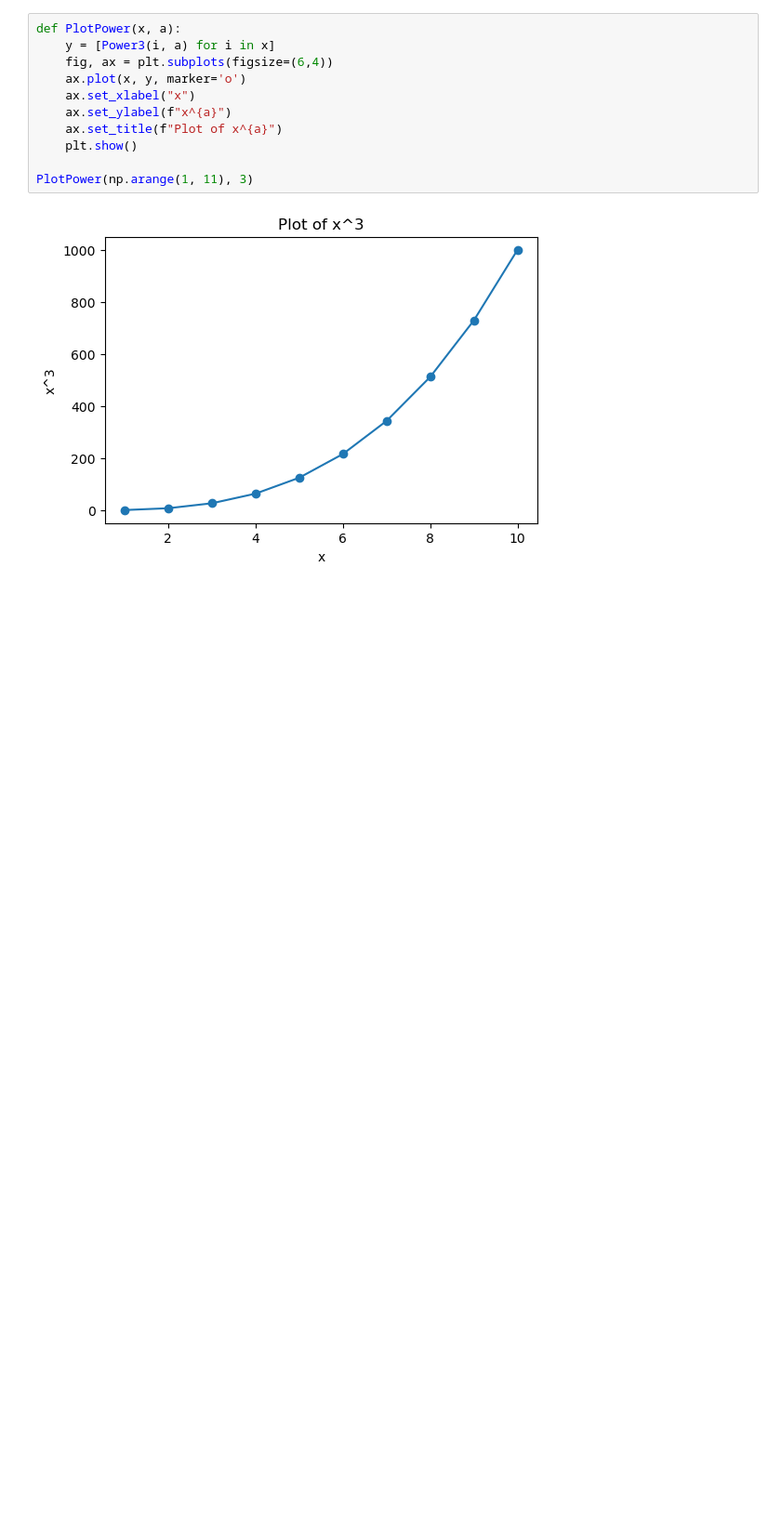
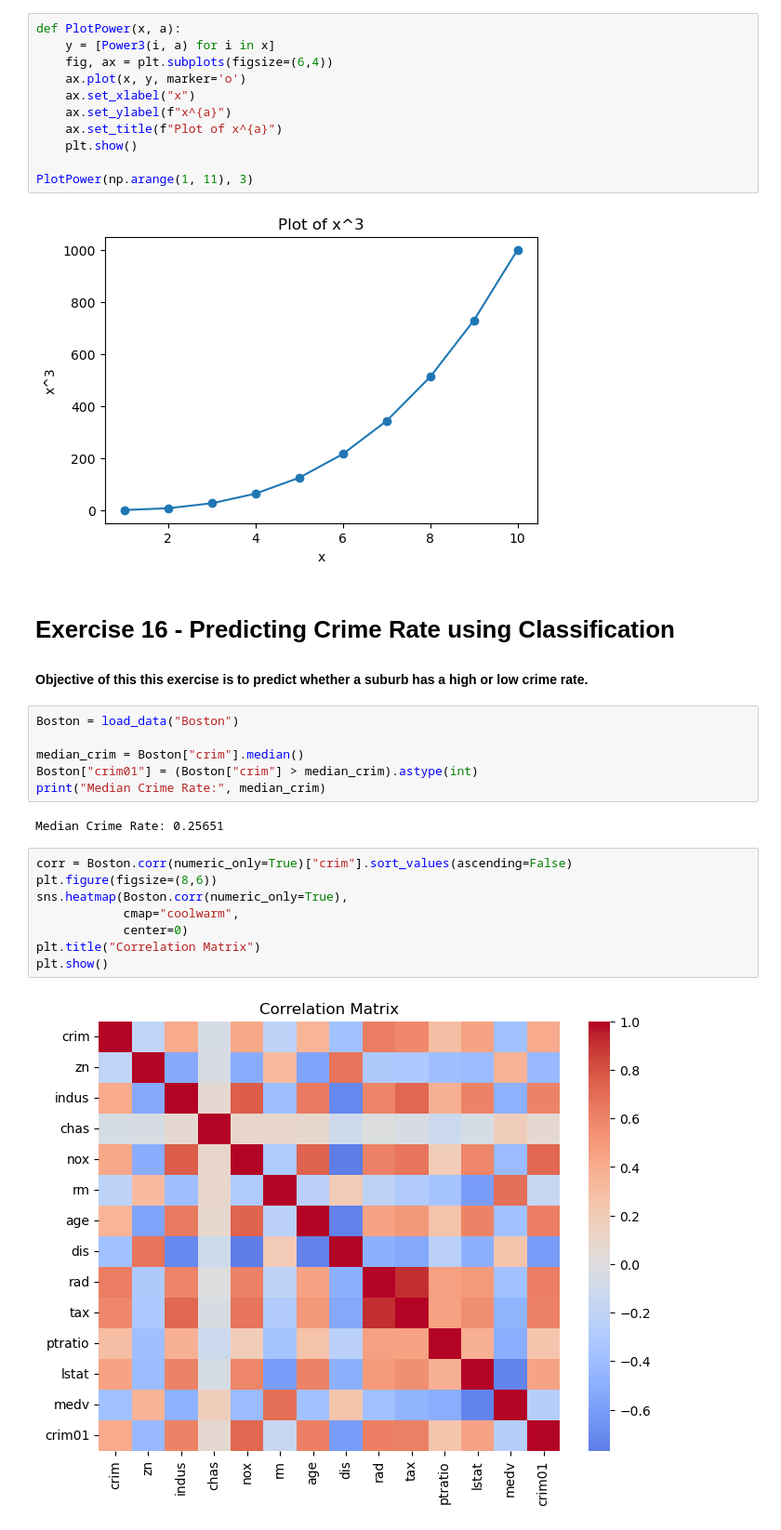
Before and after one commit to sumukha-r/isl-python-solutions, a Jupyter notebook: Chapter04-Classification/Chapter04-Classification.ipynb, the cells around one changed output. Shown at 93% size. Saved outputs shown, nothing was run; the diff lists cells and outputs as text; blank space fills up the shorter version.

Commit message:
Applied Exercise 16 Chapter 4

```diff
--- a/Chapter04-Classification/Chapter04-Classification.ipynb
+++ b/Chapter04-Classification/Chapter04-Classification.ipynb
@@ -576,3 +578,25 @@ def PlotPower(x, a):
 PlotPower(np.arange(1, 11), 3)
 # %% [output]
 [figure]
+# %% [markdown]
+# Exercise 16 - Predicting Crime Rate using Classification
+
+#### Objective of this this exercise is to predict whether a suburb has a **high** or **low** crime rate.
+# %%
+Boston = load_data("Boston")
+
+median_crim = Boston["crim"].median()
+Boston["crim01"] = (Boston["crim"] > median_crim).astype(int)
+print("Median Crime Rate:", median_crim)
+# %% [output]
+Median Crime Rate: 0.25651
+# %%
+corr = Boston.corr(numeric_only=True)["crim"].sort_values(ascending=False)
+plt.figure(figsize=(8,6))
+sns.heatmap(Boston.corr(numeric_only=True),
+            cmap="coolwarm",
+            center=0)
+plt.title("Correlation Matrix")
+plt.show()
+# %% [output]
+[figure, added]
```
Also changed, not shown: parts of 8 cells of this notebook, 1 other file.
